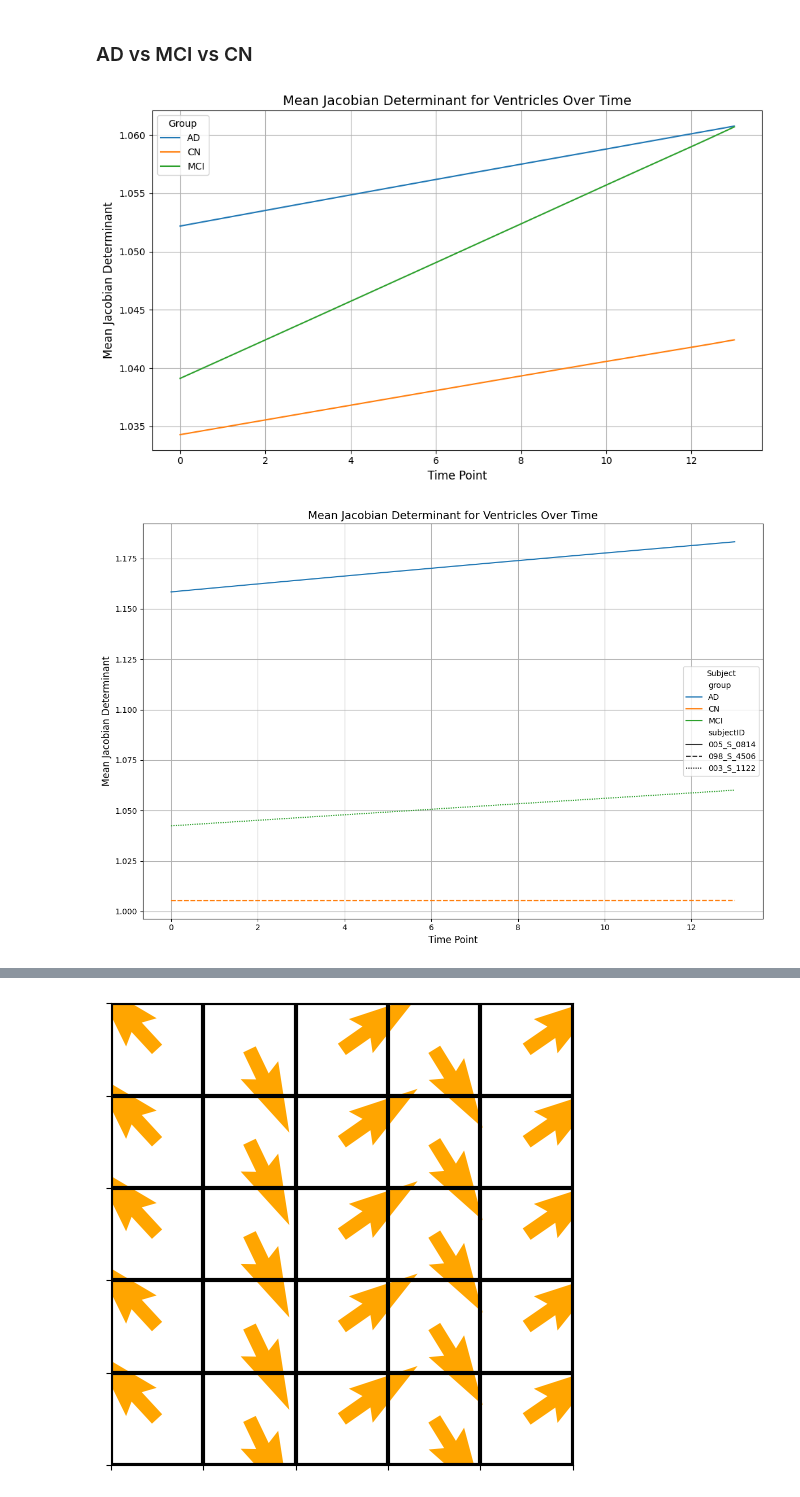
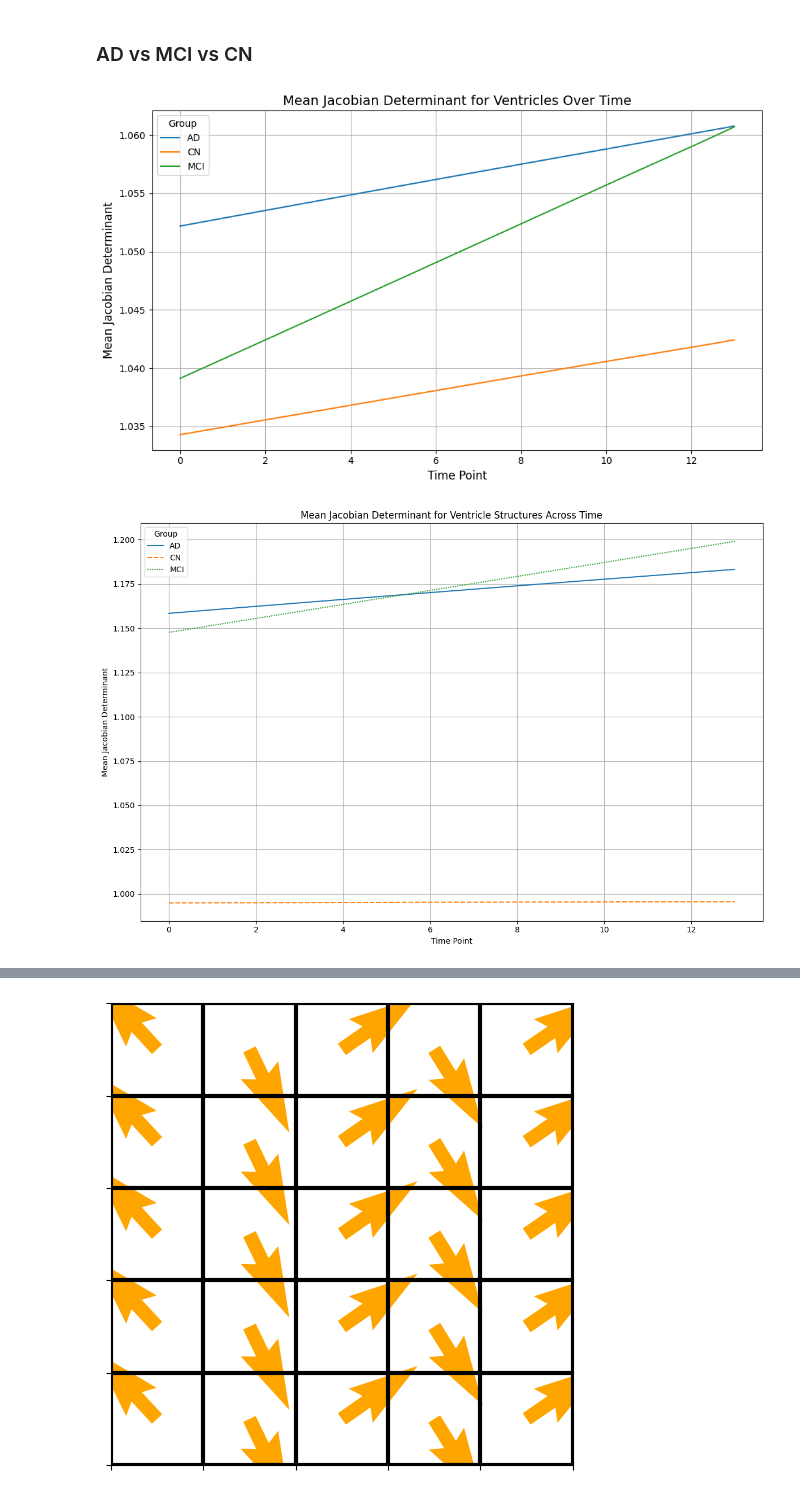
Before and after one commit to aisha-lawal/inrmorph, a Jupyter notebook: eval/script.ipynb, the cells around one changed output, grey strips where cells are left out. Cells and saved outputs as stored; diff of their text form; code cells hidden in the pictures.

```diff
--- a/eval/script.ipynb
+++ b/eval/script.ipynb
@@ -82,42 +82,42 @@ sns.lineplot(
 )
 plt.title("Mean Jacobian Determinant for Ventricles Over Time", fontsize=14)
 plt.xlabel("Time Point", fontsize=12)
 plt.ylabel("Mean Jacobian Determinant", fontsize=12)
 plt.legend(title="Group", fontsize=10)
 plt.grid(True)
 
 plt.tight_layout()
 plt.show()
 
 
 #specific subjects
 ad_subjects = ["005_S_0814"]
-mci_subjects = ["003_S_1122"]
-cn_subjects = ["098_S_4506"]
-
-specific_subjects = ad_subjects + mci_subjects + cn_subjects
+# mci_subjects = ["003_S_1122"]
+mci_subjects = ["116_S_0361"]
+cn_subjects = ["099_S_4104"]
 
 ventricles_df = df[df["structure"].str.contains("ventricle", case=False, na=False)]
+specific_subjects = ad_subjects + mci_subjects + cn_subjects
 filtered_df = ventricles_df[ventricles_df["subjectID"].isin(specific_subjects)]
 
 grouped = filtered_df.groupby(["time_point", "group", "subjectID"], as_index=False)["jac_det_mean"].mean()
 
 plt.figure(figsize=(12, 8))
 sns.lineplot(
     data=grouped,
     x="time_point",
     y="jac_det_mean",
     hue="group",
-    style="subjectID",
+    style="group",
+    dashes=True
 )
-
-plt.title("Mean Jacobian Determinant for Ventricles Over Time", fontsize=14)
-plt.xlabel("Time Point", fontsize=12)
-plt.ylabel("Mean Jacobian Determinant", fontsize=12)
-plt.legend(title="Subject", fontsize=10)
-plt.grid(visible=True)
+plt.title("Mean Jacobian Determinant for Ventricle Structures Across Time")
+plt.xlabel("Time Point")
+plt.ylabel("Mean Jacobian Determinant")
+plt.legend(title="Group", fontsize=10)
+plt.grid(True)
 plt.tight_layout()
 plt.show()
 # %% [output]
 [figure]
-[figure, old version]
+[figure, new version]
```
Also changed, not shown: parts of 7 cells of this notebook, 4 other files.
